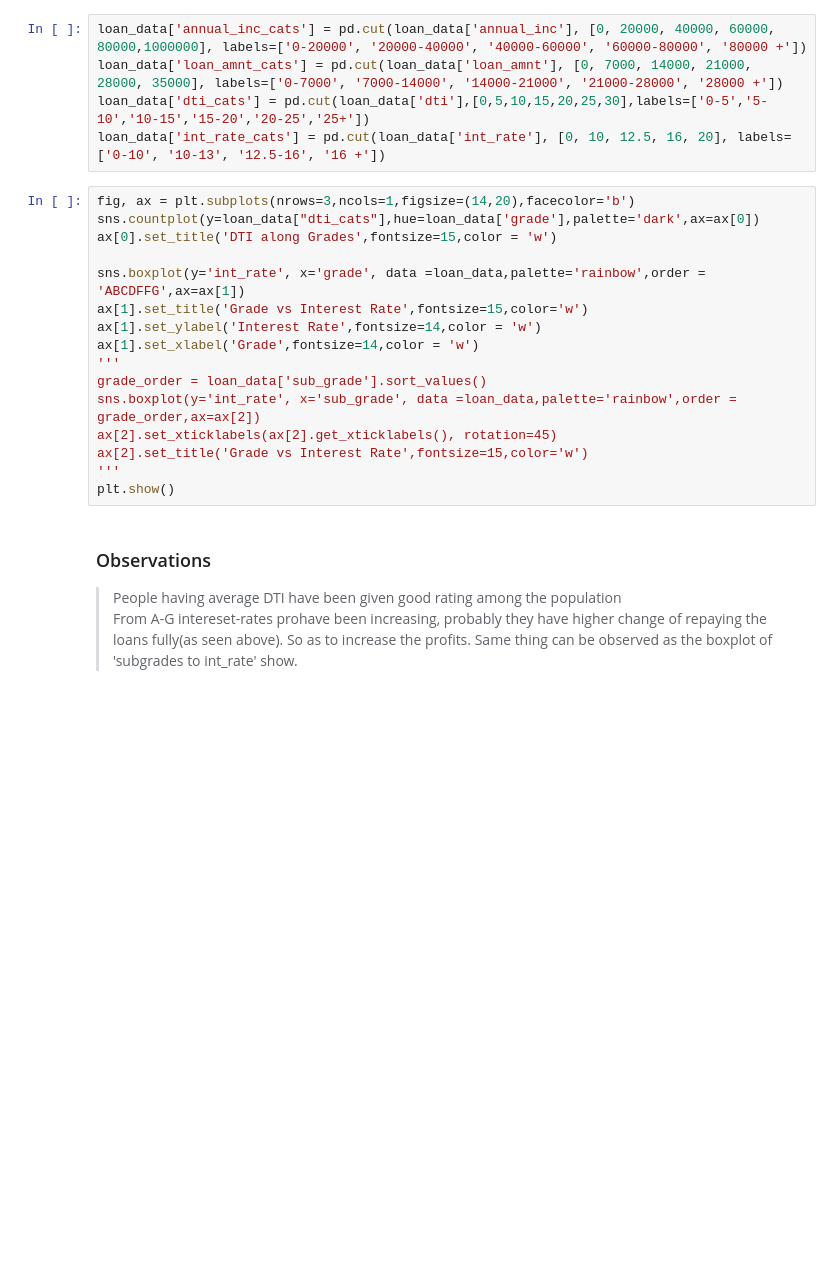
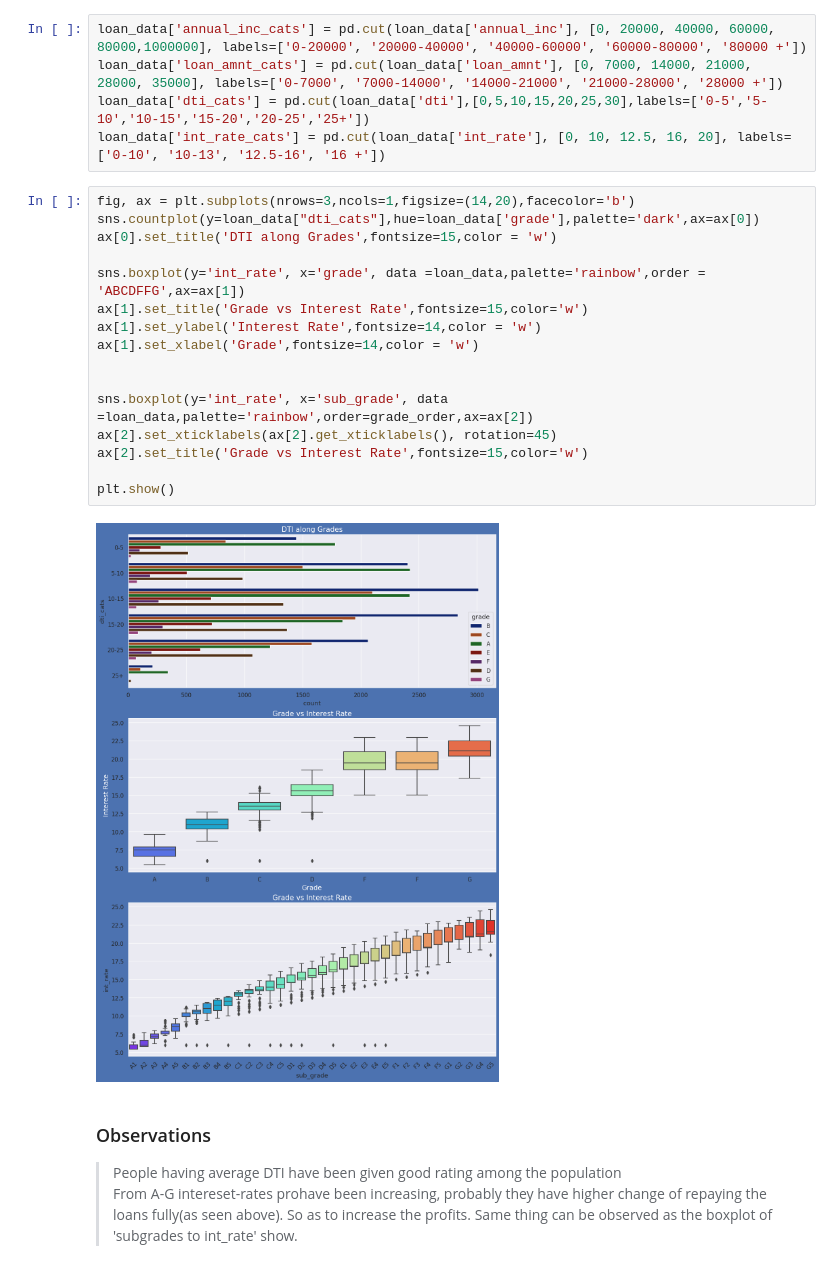
Before and after one commit to Ramya4321/Lending-Club-Case-Study, a Jupyter notebook: RayiRamyaSree.ipynb, the cells around one changed output. Drawn from its saved outputs; the diff is of its cells as text; blank space fills up the shorter version.

```diff
--- a/RayiRamyaSree.ipynb
+++ b/RayiRamyaSree.ipynb
@@ -460,19 +460,21 @@ loan_data['int_rate_cats'] = pd.cut(loan_data['int_rate'], [0, 10, 12.5, 16, 20]
 # %%
 fig, ax = plt.subplots(nrows=3,ncols=1,figsize=(14,20),facecolor='b')
 sns.countplot(y=loan_data["dti_cats"],hue=loan_data['grade'],palette='dark',ax=ax[0])
 ax[0].set_title('DTI along Grades',fontsize=15,color = 'w')
 
 sns.boxplot(y='int_rate', x='grade', data =loan_data,palette='rainbow',order = 'ABCDFFG',ax=ax[1])
 ax[1].set_title('Grade vs Interest Rate',fontsize=15,color='w')
 ax[1].set_ylabel('Interest Rate',fontsize=14,color = 'w')
 ax[1].set_xlabel('Grade',fontsize=14,color = 'w')
-'''
-grade_order = loan_data['sub_grade'].sort_values()
-sns.boxplot(y='int_rate', x='sub_grade', data =loan_data,palette='rainbow',order = grade_order,ax=ax[2])
+
+
+sns.boxplot(y='int_rate', x='sub_grade', data =loan_data,palette='rainbow',order=grade_order,ax=ax[2])
 ax[2].set_xticklabels(ax[2].get_xticklabels(), rotation=45)
 ax[2].set_title('Grade vs Interest Rate',fontsize=15,color='w')
-'''
+
 plt.show()
+# %% [output]
+[figure, added]
 # %% [markdown]
 ### Observations
 > People having average DTI have been given good rating among the population<br>
```
Also changed, not shown: parts of 8 cells of this notebook.
